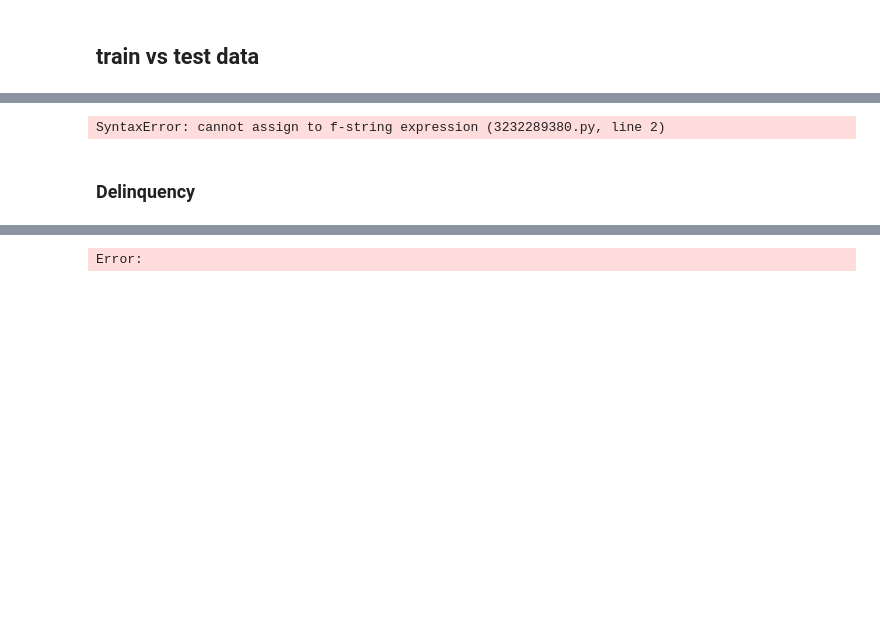
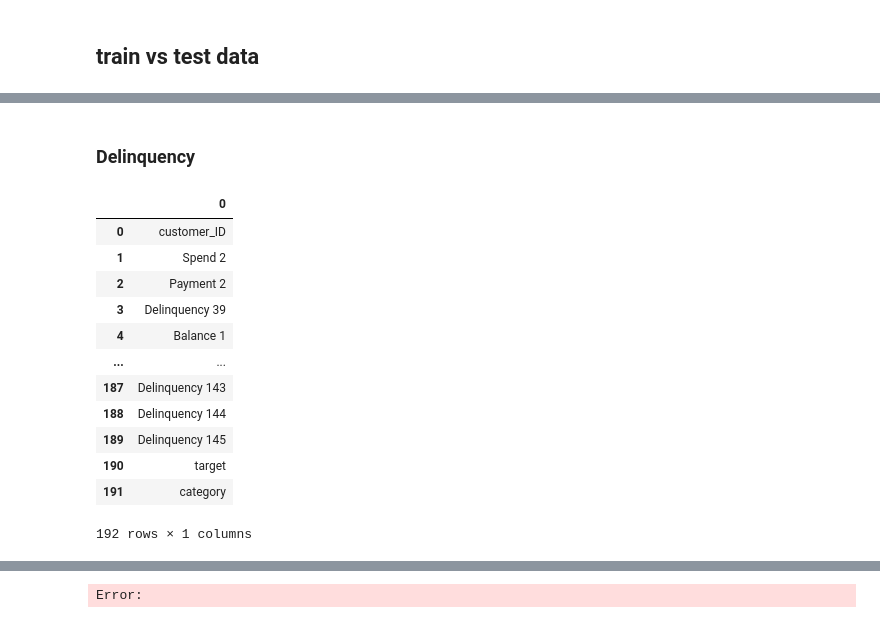
Before and after one commit to idsts2670/kaggle, a Jupyter notebook: amex-default-prediction/amex-default-prediction_v1.ipynb, the cells around one changed output, grey strips where cells are left out. Cells and saved outputs as stored; diff of their text form; code cells hidden in the pictures; blank space fills up the shorter version.

```diff
--- a/amex-default-prediction/amex-default-prediction_v1.ipynb
+++ b/amex-default-prediction/amex-default-prediction_v1.ipynb
@@ -396,11 +364,11 @@ test.columns = titles[:-1]
 # %% [markdown]
 ## train vs test data
 # %%
-# train データに関して、各IDごと2レコードのみにして、category カラムを追加
-train1 = train.groupby(customer_ID).tail(2).sort_index().assign(category=0)
+# train データに関して、各IDごと1レコードのみにして、category カラムを追加
+train1 = train.groupby(customer_ID).tail(1).sort_index().assign(category=0)
 
-# 1000万個以上あったので各IDごと2レコードのみにして、category カラム target カラムを追加
-test1 = test.groupby(customer_ID).tail(2).sort_index().assign(category=1, target='')
+# 1000万個以上あったので各IDごと1レコードのみにして、category カラム target カラムを追加
+test1 = test.groupby(customer_ID).tail(1).sort_index().assign(category=1, target='')
 # %%
 train1.info()
 # %% [output]
@@ -424,5 +395,0 @@ train_tmp = train.copy()
-# %%
-for i in range(0,5):
-        f'train_samp{i+1}' = train_splits[i]
-# %% [output]
-SyntaxError: cannot assign to f-string expression (3232289380.py, line 2)
@@ -445,3 +415,20 @@ for i in range(0,5):
 # %%
 # プロット用にマージ
 train_test = pd.concat([train1, test1])
+# %%
+col = pd.DataFrame(train_test.columns)
+col.loc[:,]
+# %% [output]
+|  | 0 |
+| 0 | customer_ID |
+| 1 | Spend 2 |
+| 2 | Payment 2 |
+| 3 | Delinquency 39 |
+| 4 | Balance 1 |
+| ... | ... |
+| 187 | Delinquency 143 |
+| 188 | Delinquency 144 |
+| 189 | Delinquency 145 |
+| 190 | target |
+| 191 | category |
+192 rows × 1 columns
```
Also changed, not shown: parts of 12 cells of this notebook.
